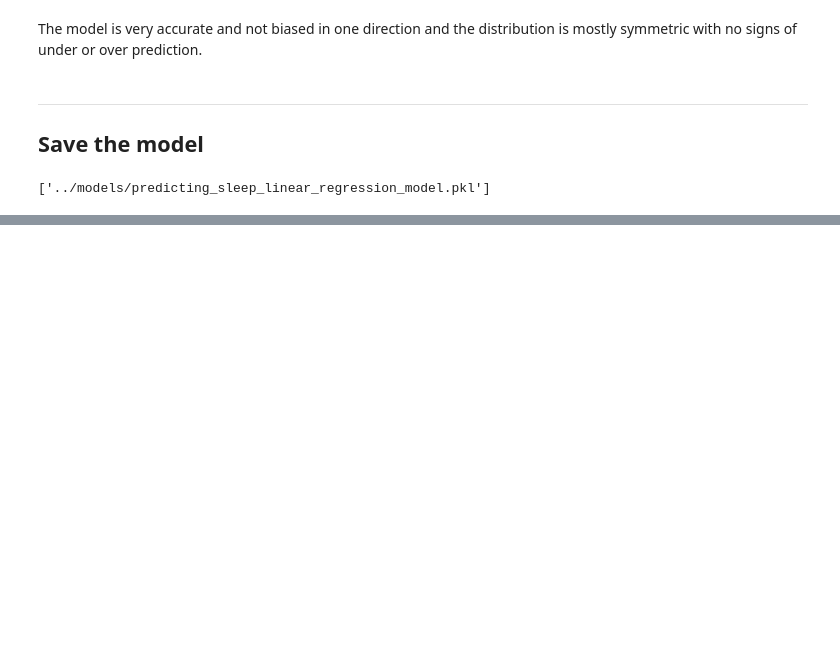
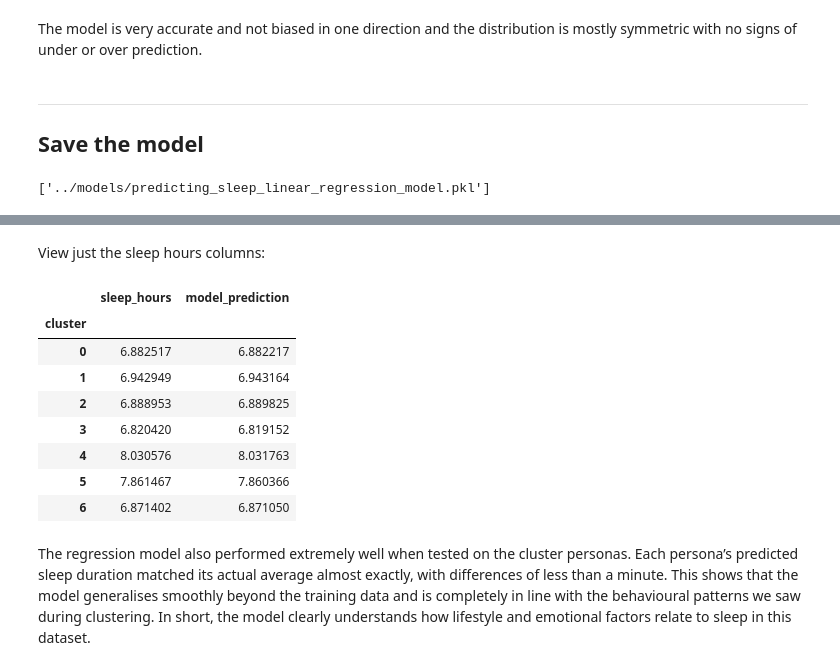
Before and after one commit to petedanielsmith/social-media-effect-on-mental-health, a Jupyter notebook: jupyter_notebooks/06_predicting_sleep.ipynb, the cells around one changed output, grey strips where cells are left out. Saved outputs shown, nothing was run; the diff lists cells and outputs as text; code cells hidden in the pictures; blank space fills up the shorter version.

```diff
--- a/jupyter_notebooks/06_predicting_sleep.ipynb
+++ b/jupyter_notebooks/06_predicting_sleep.ipynb
@@ -192,0 +224,17 @@ joblib.dump(pipeline, '../models/predicting_sleep_linear_regression_model.pkl')
+# %% [markdown]
+View just the sleep hours columns:
+# %%
+# display just sleep hours and model prediction
+results[["sleep_hours", "model_prediction"]]
+# %% [output]
+|  | sleep_hours | model_prediction |
+| cluster |  |  |
+| 0 | 6.882517 | 6.882217 |
+| 1 | 6.942949 | 6.943164 |
+| 2 | 6.888953 | 6.889825 |
+| 3 | 6.820420 | 6.819152 |
+| 4 | 8.030576 | 8.031763 |
+| 5 | 7.861467 | 7.860366 |
+| 6 | 6.871402 | 6.871050 |
+# %% [markdown]
+The regression model also performed extremely well when tested on the cluster personas. Each persona’s predicted sleep duration matched its actual average almost exactly, with differences of less than a minute. This shows that the model generalises smoothly beyond the training data and is completely in line with the behavioural patterns we saw during clustering. In short, the model clearly understands how lifestyle and emotional factors relate to sleep in this dataset.
```
Also changed, not shown: parts of 2 cells of this notebook.
